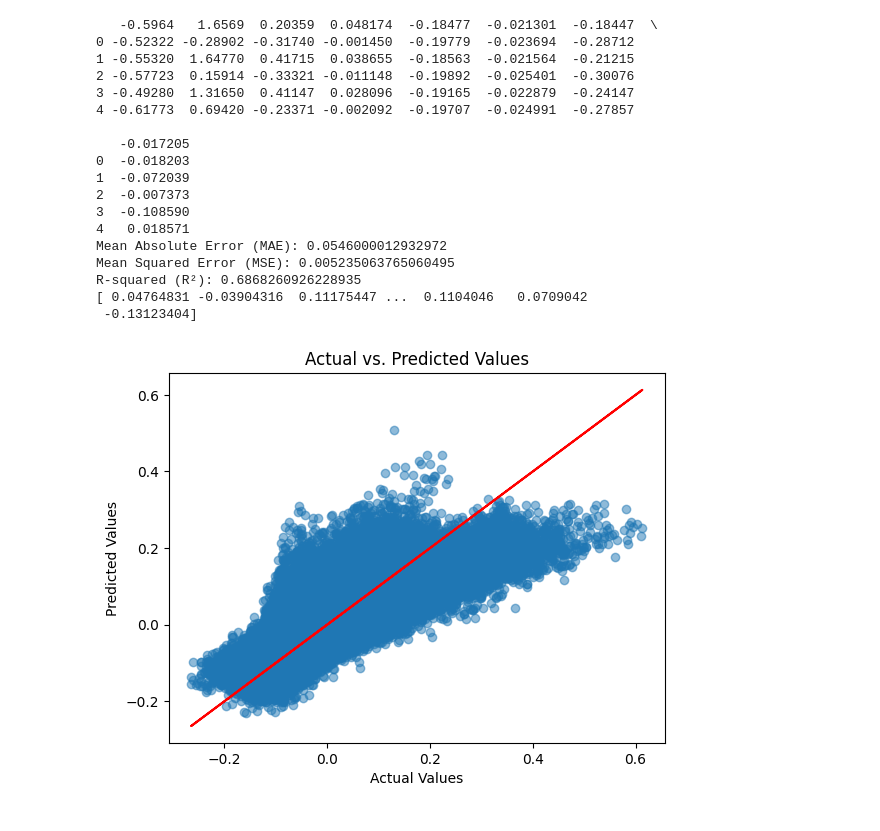
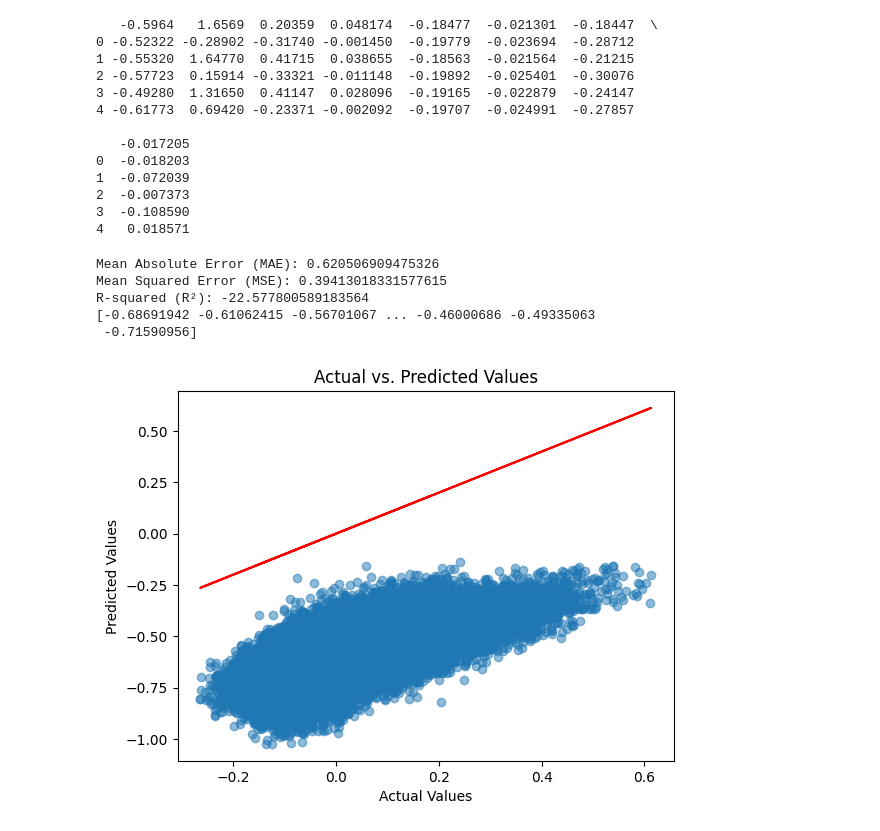
Before and after one commit to AshuCoder26/Basics-1, a Jupyter notebook: Project.ipynb, the cells around one changed output. Drawn from its saved outputs; the diff is of its cells as text; code cells hidden in the pictures.

```diff
--- a/Project.ipynb
+++ b/Project.ipynb
@@ -1,9 +1,14 @@
 # %%
-import pandas as pd
+ing sets
+X_train, X_test, y_train, y_test = train_test_split(X, y, test_size=0.2, random_state=42)
+
+# Initialize the MinMaxScaler
+scaler = MinMaxScaler()import pandas as pd
 from sklearn.model_selection import train_test_split
 from sklearn.linear_model import LinearRegression
 from sklearn.metrics import mean_absolute_error, mean_squared_error, r2_score
 import matplotlib.pyplot as plt
+from sklearn.preprocessing import MinMaxScaler
 # Load the dataset
 file_path = r'C:\Users\EliteBook\OneDrive\Desktop\13.9264.csv'  # Replace with your file path
 data = pd.read_csv(file_path)
@@ -18,8 +23,11 @@ data.columns = column_names
 X = data.iloc[:, :-1]  # All columns except the last one
 y = data.iloc[:, -1]   # The last column
 
-# Splitting the dataset into training and testing sets
-X_train, X_test, y_train, y_test = train_test_split(X, y, test_size=0.2, random_state=42)
+# Splitting the dataset into training and test
+
+# Fit the scaler to the training data and transform both training and testing data
+X_train_scaled = scaler.fit_transform(X_train)
+X_test_scaled = scaler.transform(X_test)
 
 # Initialize the Linear Regression model
 linear_model = LinearRegression()
@@ -28,7 +36,7 @@ linear_model = LinearRegression()
 linear_model.fit(X_train, y_train)
 
 # Predict on the test set
-y_pred = linear_model.predict(X_test)
+y_pred = linear_model.predict(X_test_scaled)
 
 # Evaluate the model
 mae = mean_absolute_error(y_test, y_pred)
@@ -40,36 +48,36 @@ print(f'Mean Squared Error (MSE): {mse}')
 print(f'R-squared (R²): {r2}')
 print(y_pred)
 
 #Scatter plot of Actual vs. Predicted values
 plt.scatter(y_test, y_pred, alpha=0.5)
 
 # Ideal line for perfect predictions
 plt.plot(y_test, y_test, color='red') # Line for perfect predictions
 
 # Labels and title
 plt.xlabel('Actual Values')
 plt.ylabel('Predicted Values')
 plt.title('Actual vs. Predicted Values')
 
 # Show the plot
 plt.show()
 # %% [output]
    -0.5964   1.6569  0.20359  0.048174  -0.18477  -0.021301  -0.18447  \
 0 -0.52322 -0.28902 -0.31740 -0.001450  -0.19779  -0.023694  -0.28712
 1 -0.55320  1.64770  0.41715  0.038655  -0.18563  -0.021564  -0.21215
 2 -0.57723  0.15914 -0.33321 -0.011148  -0.19892  -0.025401  -0.30076
 3 -0.49280  1.31650  0.41147  0.028096  -0.19165  -0.022879  -0.24147
 4 -0.61773  0.69420 -0.23371 -0.002092  -0.19707  -0.024991  -0.27857
 
    -0.017205
 0  -0.018203
 1  -0.072039
 2  -0.007373
 3  -0.108590
 4   0.018571
-Mean Absolute Error (MAE): 0.0546000012932972
-Mean Squared Error (MSE): 0.005235063765060495
-R-squared (R²): 0.6868260926228935
-[ 0.04764831 -0.03904316  0.11175447 ...  0.1104046   0.0709042
- -0.13123404]
+Mean Absolute Error (MAE): 0.620506909475326
+Mean Squared Error (MSE): 0.39413018331577615
+R-squared (R²): -22.577800589183564
+[-0.68691942 -0.61062415 -0.56701067 ... -0.46000686 -0.49335063
+ -0.71590956]
-[figure, old version]
+[figure, new version]
```
